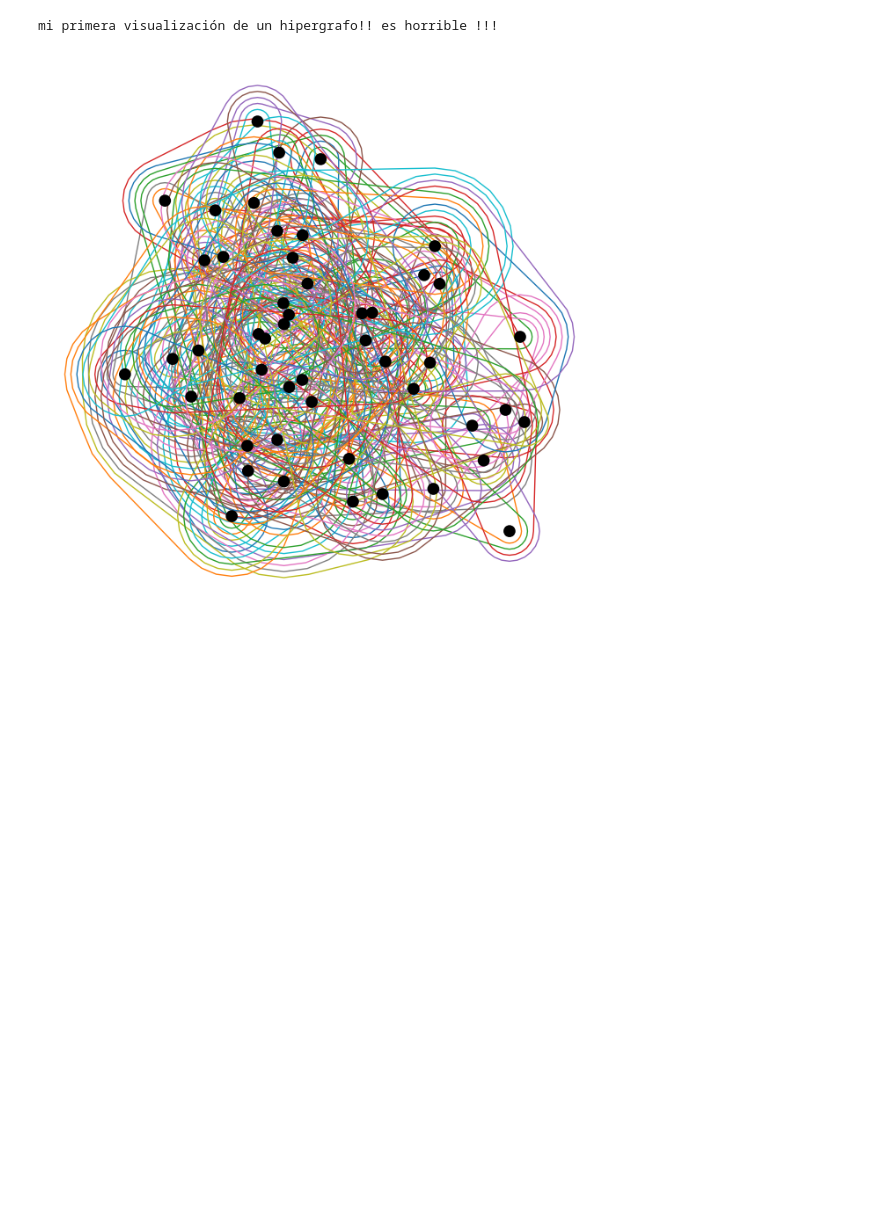
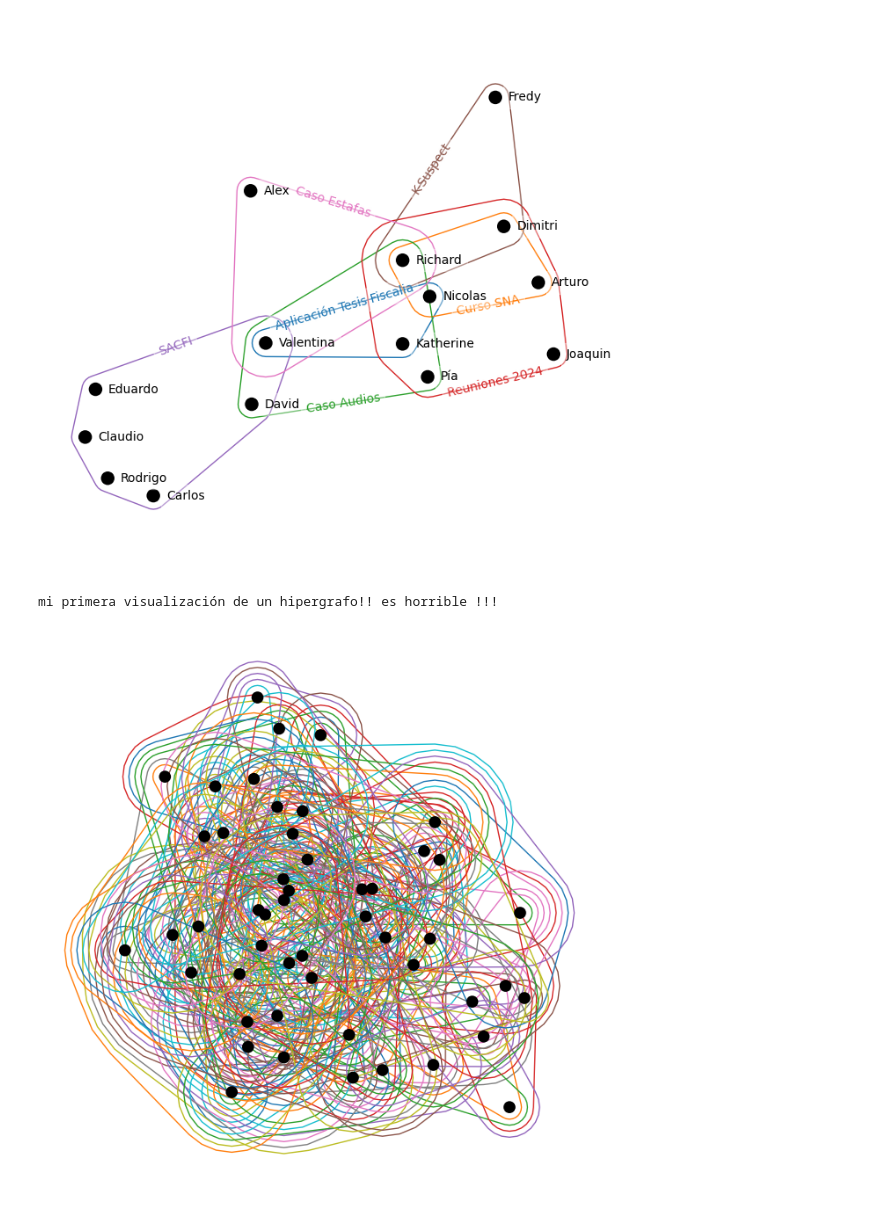
Before and after one commit to dmkla10/tesis, a Jupyter notebook: Hypergraph Visualizations.ipynb, the cells around one changed output. Saved outputs shown, nothing was run; the diff lists cells and outputs as text; code cells hidden in the pictures; blank space fills up the shorter version.

```diff
--- a/Hypergraph Visualizations.ipynb
+++ b/Hypergraph Visualizations.ipynb
@@ -11,3 +20,16 @@ list(H.nodes)
+# %%
+data = {"Aplicación Tesis Fiscalia" : ("Valentina", "Nicolas", "Katherine"),
+        "Curso SNA": ("Richard", "Dimitri", "Arturo", "Nicolas"),
+        "Caso Audios":("Pía", "Valentina", "Katherine", "Richard", "David"),
+        "Reuniones 2024":("Katherine", "Nicolas", "Arturo", "Joaquin", "Dimitri", "Richard", "Pía"),
+        "SACFI":("Valentina", "David", "Claudio", "Rodrigo", "Carlos", "Eduardo"),
+        "K-Suspect":("Richard", "Dimitri", "Fredy"),
+        "Caso Estafas":("Valentina", "Alex", "Richard")}
+
+H = hnx.Hypergraph(data)
+hnx.draw(H, layout_kwargs={"k":1.5, "iterations":500})
+# %% [output]
+[figure, added]
 # %%
 data = pd.read_csv("data/raw_data/dataset1_gpt.csv")
 pairs = data[["criminal_id", "delito_id"]]
```
Also changed, not shown: parts of 3 cells of this notebook.
